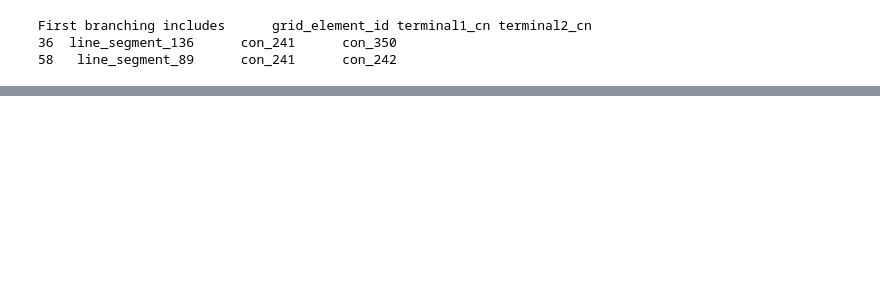
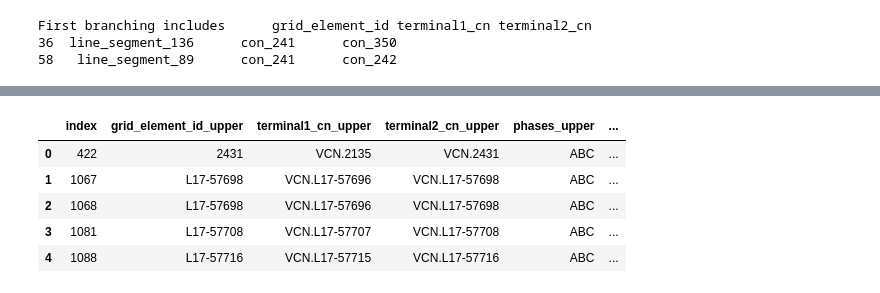
Before and after one commit to varunneelamana/M2PI_2024_Awesense_Team, a Jupyter notebook: time_series_split_branches.ipynb, the cells around one changed output, grey strips where cells are left out. Drawn from its saved outputs; the diff is of its cells as text; code cells hidden in the pictures; blank space fills up the shorter version.

```diff
--- a/time_series_split_branches.ipynb
+++ b/time_series_split_branches.ipynb
@@ -219,0 +176,74 @@ bif
+# %%
+grid_id = 'North Central Zone'
+grid_element_id = 'L17-57698'
+
+#Retrieving elements, connections and phases from all elements downstream
+Tree2 = %sql SELECT grid_element_id, terminal1_cn, terminal2_cn, phases FROM grid_get_downstream('{grid_id}', '{grid_element_id}');
+Tree2 = Tree2.DataFrame()
+
+#Merging elements that come one following the other
+BB = Tree2.merge(Tree2, left_on='terminal2_cn', right_on='terminal1_cn',suffixes=('_upper', '_lower'))
+
+#Tracing elements where the phases change from ABC to non-ABC
+bif = BB[(BB['phases_upper']=='ABC') & (BB['phases_lower']!='ABC')]
+bif['Meters_in_cluster'] = 0
+bif['Total_consumption'] = 0
+bif = bif.reset_index()
+
+#Calculating consumption and munber of meters in each cluster
+for ii in range(0,len(bif['grid_element_id_lower'])):
+#    print(bif['grid_element_id_lower'].iloc[ii])
+    grid_element_id = bif['grid_element_id_lower'].iloc[ii]
+
+    EE = %sql CREATE OR REPLACE TEMPORARY VIEW grid_element_metric AS SELECT grid_id, grid_element_id, phases, type, provider, direction, friendly_id, metric_key AS metric, valid, timestamp, value \
+    FROM grid_element_data_source geds \
+    JOIN UNNEST(geds.metrics::TEXT[]) AS metric_key \
+        ON true \
+    LEFT JOIN ts_data_source_select(grid_element_data_source_id, metric_key) AS ts \
+        ON true;
+
+    FF = %sql CREATE OR REPLACE TEMPORARY VIEW meter_data_source2 AS \
+        SELECT meter.grid_id,\
+                meter.grid_element_id,\
+                geds.grid_element_data_source_id,\
+                geds.friendly_id,\
+                geds.phases,\
+                geds.provider,\
+                metric_key as metric,\
+                lower(geds.valid) as start_time,\
+                upper(geds.valid) as end_time\
+        FROM grid_get_downstream('{grid_id}', '{grid_element_id}') AS meter\
+        LEFT JOIN grid_element_data_source geds\
+            ON meter.grid_element_id = geds.grid_element_id\
+            AND meter.grid_id = geds.grid_id\
+            AND geds.type = 'CONSUMER'\
+        JOIN UNNEST(geds.metrics::TEXT[]) AS metric_key\
+            ON true\
+        WHERE meter.type = 'Meter';
+
+    GG = %sql CREATE OR REPLACE TEMPORARY VIEW meter_consumption2 AS\
+    SELECT meter.grid_id,\
+            meter.grid_element_id,\
+            meter.friendly_id,\
+            timestamp,\
+            value AS kWh,\
+            meter.phases\
+    FROM meter_data_source2 meter\
+    LEFT JOIN grid_element_metric gem\
+        ON gem.grid_id = meter.grid_id\
+        AND gem.grid_element_id = meter.grid_element_id\
+    WHERE gem.metric = 'kWh'\
+       AND gem.type = 'CONSUMER';
+
+    II = %sql CREATE OR REPLACE TEMPORARY VIEW ts_stats2 AS\
+        SELECT SUM(kWh) AS kWh, MIN(timestamp) AS start_timerange, MAX(timestamp) AS end_timerange\
+        FROM meter_consumption2;
+
+    JJ = %sql select COUNT(DISTINCT grid_element_id) FROM meter_data_source2;
+    KK = %sql SELECT SUM(kWh) AS kWh FROM meter_consumption2;
+
+    bif.loc[ii,'Meters_in_cluster'] = JJ[0][0]
+    bif.loc[ii,'Total_consumption'] = KK[0][0]
+
+bif.head()
+# %% [output]
@@ -219,0 +264,6 @@ bif
+|  | index | grid_element_id_upper | terminal1_cn_upper | terminal2_cn_upper | phases_upper | ... |
+| 0 | 422 | 2431 | VCN.2135 | VCN.2431 | ABC | ... |
+| 1 | 1067 | L17-57698 | VCN.L17-57696 | VCN.L17-57698 | ABC | ... |
+| 2 | 1068 | L17-57698 | VCN.L17-57696 | VCN.L17-57698 | ABC | ... |
+| 3 | 1081 | L17-57708 | VCN.L17-57707 | VCN.L17-57708 | ABC | ... |
+| 4 | 1088 | L17-57716 | VCN.L17-57715 | VCN.L17-57716 | ABC | ... |
```
Also changed, not shown: parts of 23 cells of this notebook.
